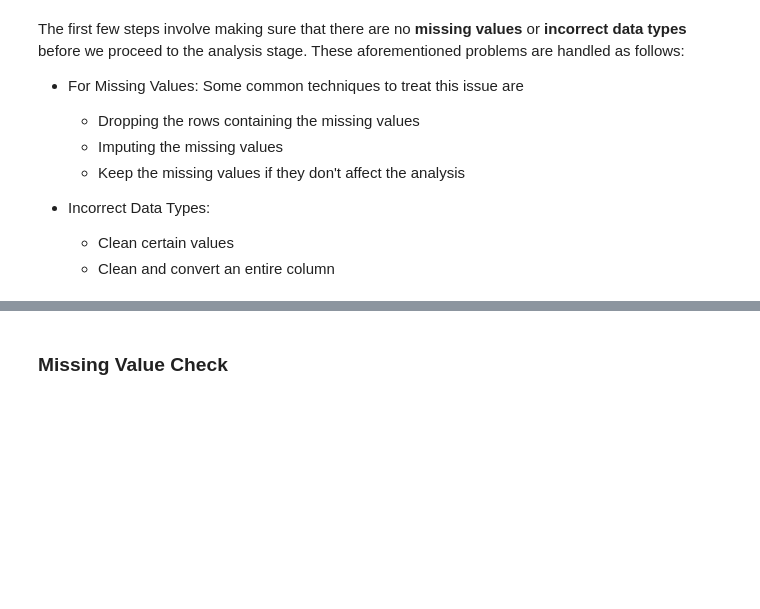
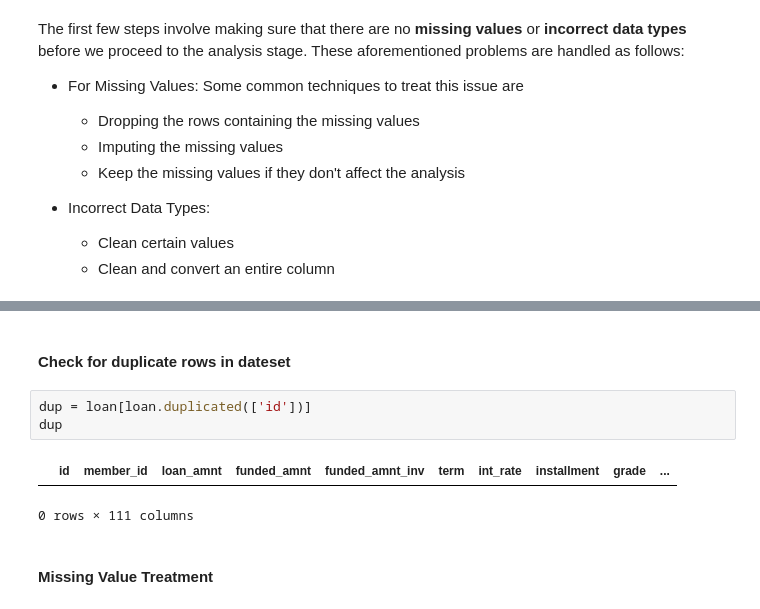
Before and after one commit to RavishankarDuMCA10/LendingClubCaseStudy, a Jupyter notebook: Lending_Club_Default_Analysis.ipynb, the cells around one changed output, grey strips where cells are left out. Cells and saved outputs as stored; diff of their text form; blank space fills up the shorter version.

```diff
--- a/Lending_Club_Default_Analysis.ipynb
+++ b/Lending_Club_Default_Analysis.ipynb
@@ -71,2 +89,10 @@ The first few steps involve making sure that there are no __missing values__ or
+# %% [markdown]
+#### Check for duplicate rows in dateset
+# %%
+dup = loan[loan.duplicated(['id'])]
+dup
+# %% [output]
+|  | id | member_id | loan_amnt | funded_amnt | funded_amnt_inv | term | int_rate | installment | grade | ... |
+0 rows × 111 columns
 # %% [markdown]
-### Missing Value Check
+#### Missing Value Treatment
```
Also changed, not shown: parts of 14 cells of this notebook.
